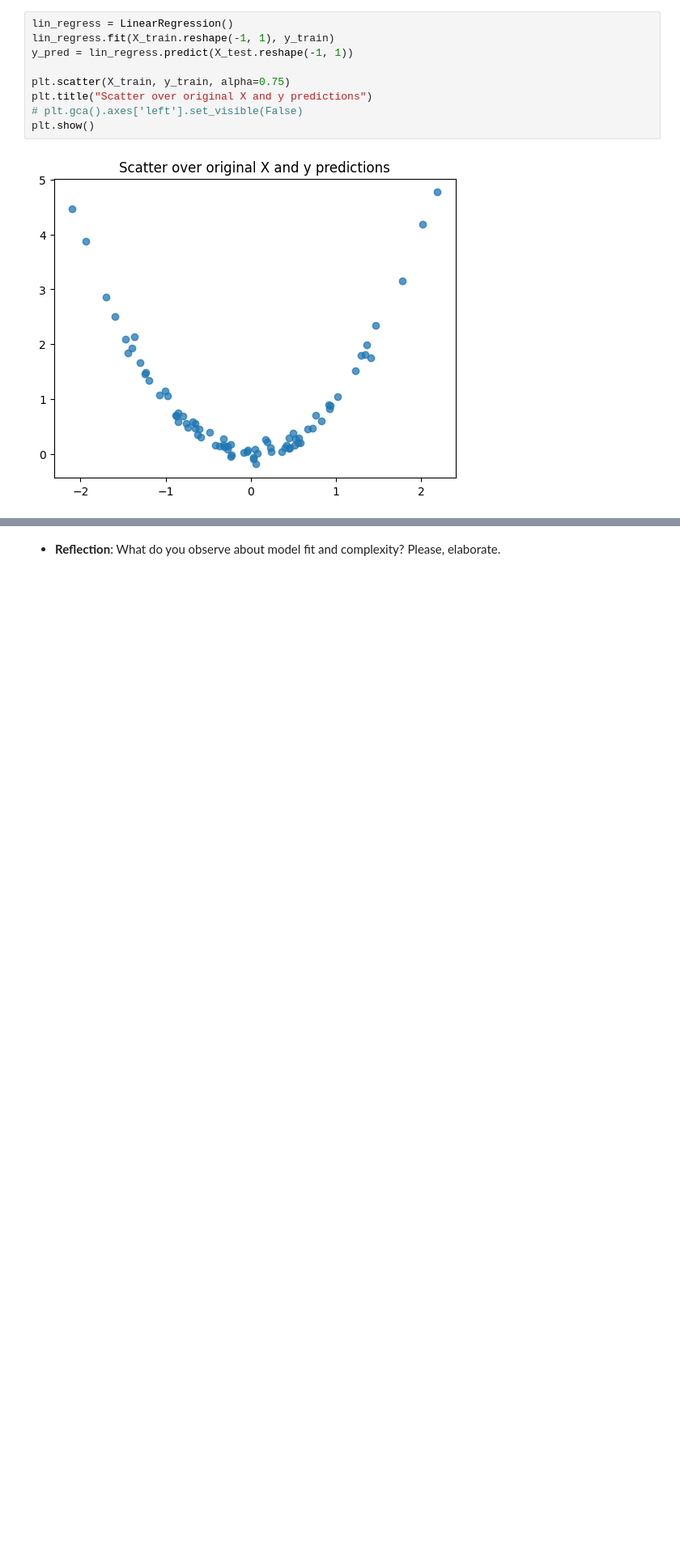
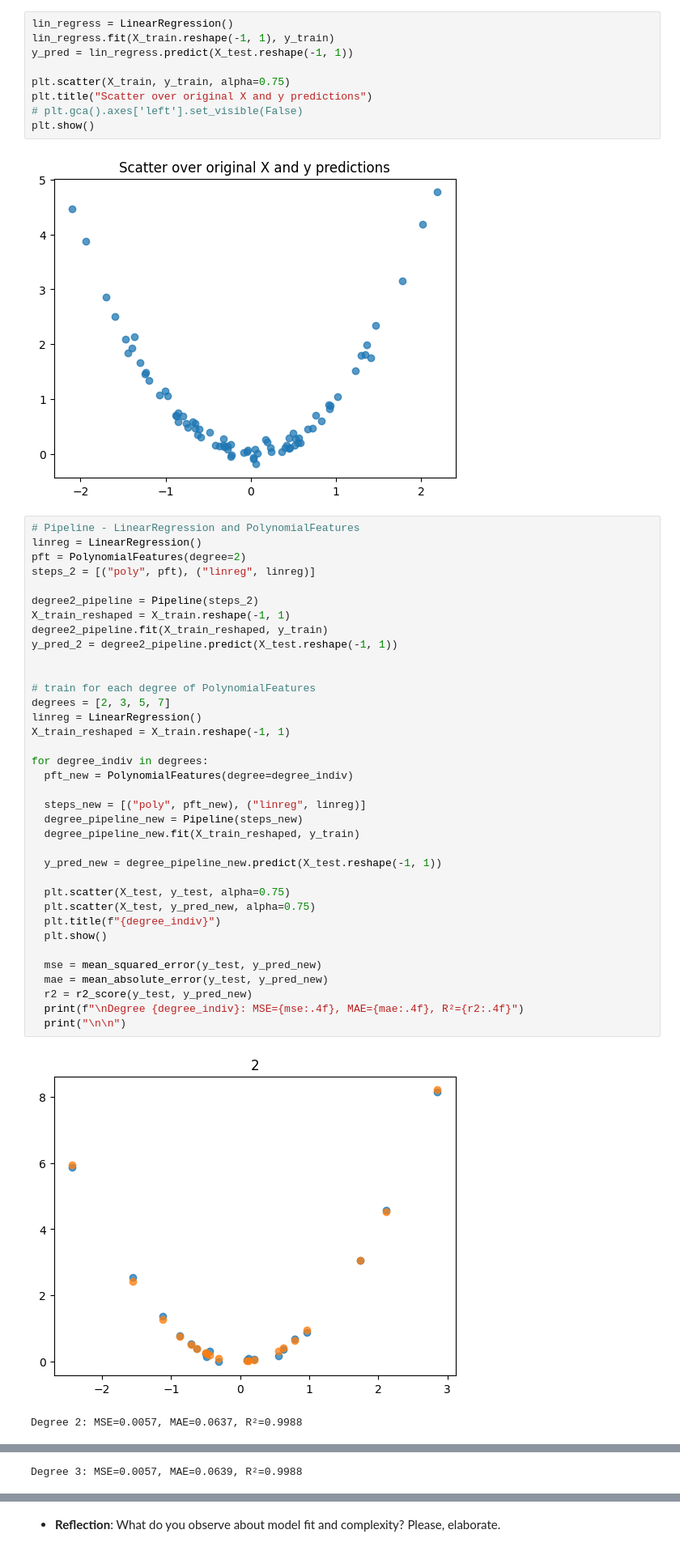
Before and after one commit to masonnicoletti/ds-4021, a Jupyter notebook: Lab02-Polynomial_Regression.ipynb, the cells around one changed output, grey strips where cells are left out. Shown at 81% size. Cells and saved outputs as stored; diff of their text form; blank space fills up the shorter version.

```diff
--- a/Lab02-Polynomial_Regression.ipynb
+++ b/Lab02-Polynomial_Regression.ipynb
@@ -91,3 +92,42 @@ plt.title("Scatter over original X and y predictions")
 plt.show()
 # %% [output]
 [figure]
+# %%
+# Pipeline - LinearRegression and PolynomialFeatures
+linreg = LinearRegression()
+pft = PolynomialFeatures(degree=2)
+steps_2 = [("poly", pft), ("linreg", linreg)]
+
+degree2_pipeline = Pipeline(steps_2)
+X_train_reshaped = X_train.reshape(-1, 1)
+degree2_pipeline.fit(X_train_reshaped, y_train)
+y_pred_2 = degree2_pipeline.predict(X_test.reshape(-1, 1))
+
+
+# train for each degree of PolynomialFeatures
+degrees = [2, 3, 5, 7]
+linreg = LinearRegression()
+X_train_reshaped = X_train.reshape(-1, 1)
+
+for degree_indiv in degrees:
+  pft_new = PolynomialFeatures(degree=degree_indiv)
+
+  steps_new = [("poly", pft_new), ("linreg", linreg)]
+  degree_pipeline_new = Pipeline(steps_new)
+  degree_pipeline_new.fit(X_train_reshaped, y_train)
+
+  y_pred_new = degree_pipeline_new.predict(X_test.reshape(-1, 1))
+
+  plt.scatter(X_test, y_test, alpha=0.75)
+  plt.scatter(X_test, y_pred_new, alpha=0.75)
+  plt.title(f"{degree_indiv}")
+  plt.show()
+
+  mse = mean_squared_error(y_test, y_pred_new)
+  mae = mean_absolute_error(y_test, y_pred_new)
+  r2 = r2_score(y_test, y_pred_new)
+  print(f"\nDegree {degree_indiv}: MSE={mse:.4f}, MAE={mae:.4f}, R²={r2:.4f}")
+  print("\n\n")
+# %% [output]
+[figure, added]
+Degree 2: MSE=0.0057, MAE=0.0637, R²=0.9988
@@ -93,0 +135 @@ plt.show()
+Degree 3: MSE=0.0057, MAE=0.0639, R²=0.9988
```
Also changed, not shown: parts of 4 cells of this notebook.
